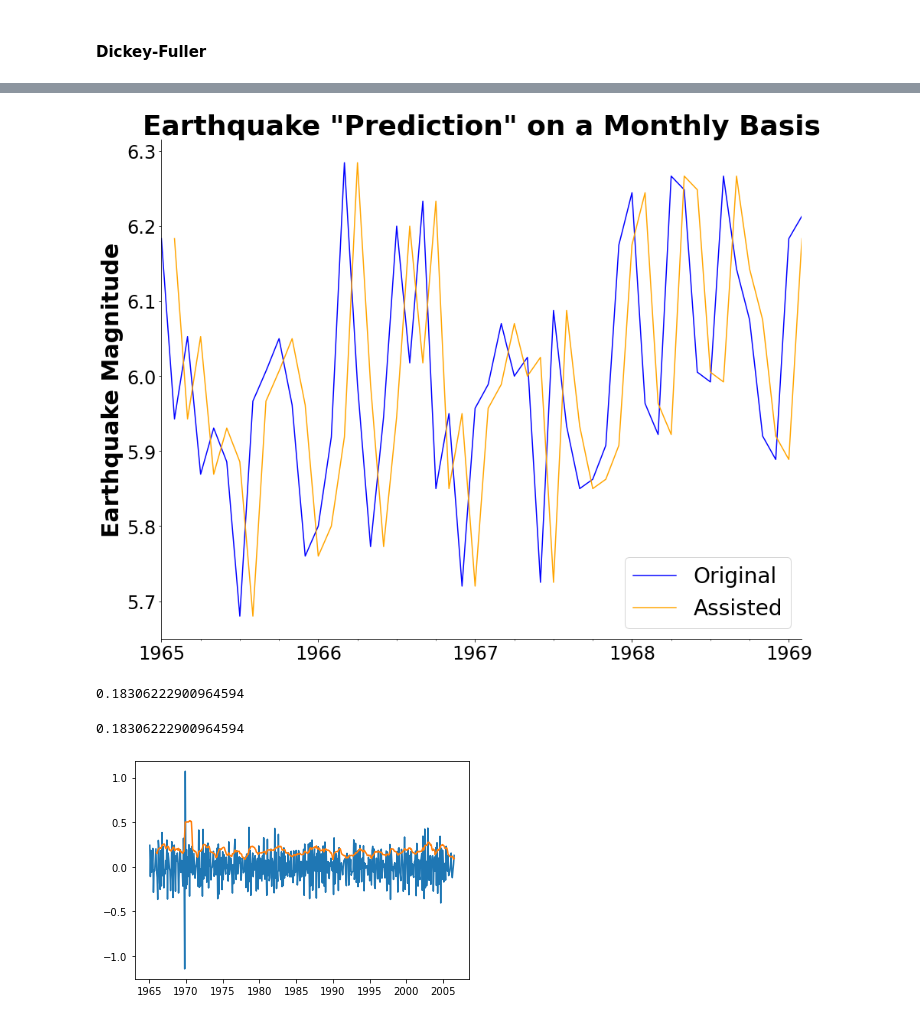
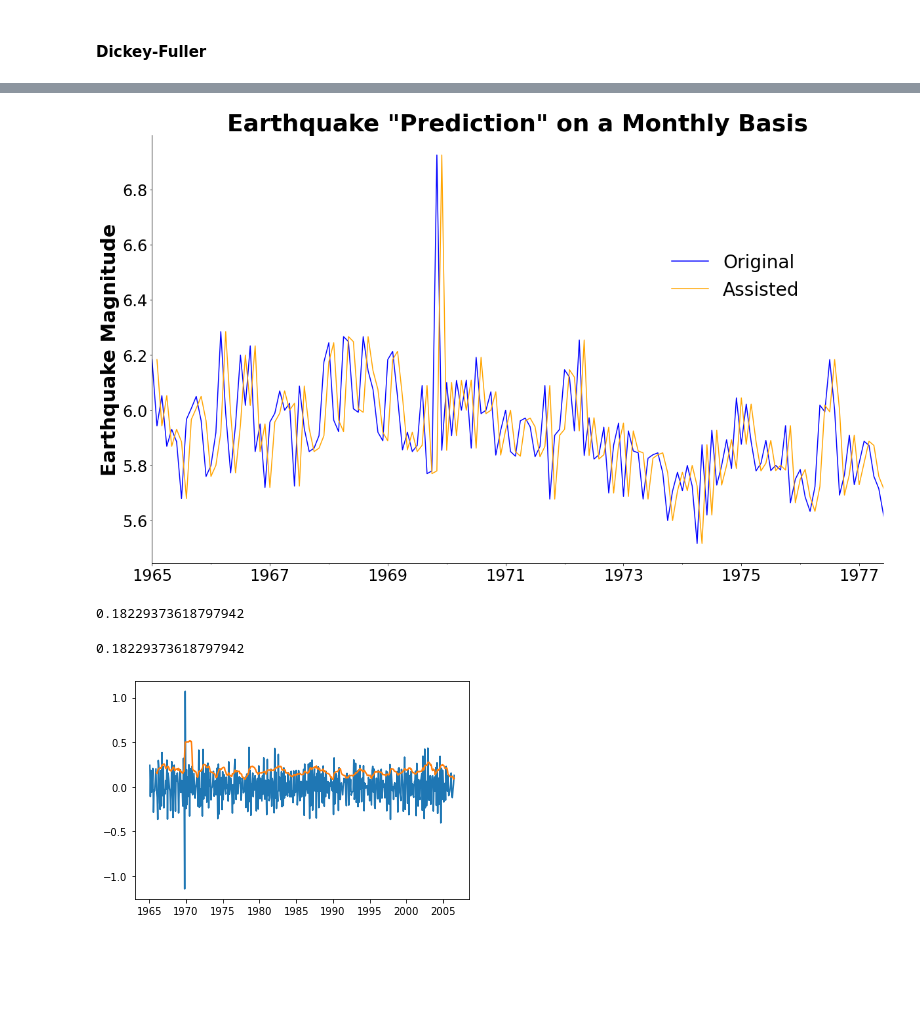
Before and after one commit to theobigdog/On-Shaky-Ground---Earthquakes-in-Asia, a Jupyter notebook: Flatiron Capstone - Earthquake Prediction.ipynb, the cells around one changed output, grey strips where cells are left out. Cells and saved outputs as stored; diff of their text form; code cells hidden in the pictures; blank space fills up the shorter version.

Commit message:
Lots of new images for the presentation.  Many changes to the notebook for model attempts, and now there is a second accessory notebook for the japan-only calculations

```diff
--- a/Flatiron Capstone - Earthquake Prediction.ipynb
+++ b/Flatiron Capstone - Earthquake Prediction.ipynb
@@ -147,8 +147,8 @@ df_countries = pd.read_csv('data/official_countries.csv')
 ### Now we can identify each earthquake that occurred in asia, by using the following function to check for inclusion in a [list of asian countries](https://www.countries-ofthe-world.com/countries-of-asia.html):
 # %%
 def is_asian(country):
-    asia = ['Afghanistan','Armernia','Azerbaijan','Bahrain','Bangladesh','Bhutan','Brunei',
-           'Cambodia','China','Cyprus','Georgia','India','Indonesia','Iran','Irag','Israel',
+    asia = ['Afghanistan','Armenia','Azerbaijan','Bahrain','Bangladesh','Bhutan','Brunei',
+           'Cambodia','China','Cyprus','Georgia','India','Indonesia','Iran','Iraq','Israel',
            'Japan','Jordan','Kazakhstan','Kuwait','Kyrgyzstan','Laos','Lebanon','Malaysia',
            'Maldives','Mongolia','Myanmar','Nepal','North Korea','Oman','Pakistan','Palestine',
            'Philippines','Qatar','Russia','Saudi Arabia','Singapore','South Korea','Sri Lanka',
@@ -212,14 +214,11 @@ Somehow, the Date_Time column was re-converted to "object" so I'll fix that now:
 # %%
 df_asian['Date_Time'] = pd.to_datetime(df_asian['Date_Time']).reset_index(drop=True)
 # %%
-# Going to look at all points together, instead of binning the magnitude ranges, per Max
-
+# Creating the actual time-series of Asian earthquakes:
 asian_ts = pd.Series(df_asian.set_index(df_asian['Date_Time'])['Magnitude'])
 
-# And now we'll resample to Monthly sum and see how it looks
+# Let's resample to Monthly sum and see how it looks
+monthly_sum_asian = asian_ts.resample('MS').sum()
 
-monthly_sum_asian = asian_ts.resample('M').sum()
-
-# We'll make a Monthly mean now too for funsies
-
-monthly_mean_asian = asian_ts.resample('M').mean()
+# We'll also make a Monthly mean, which is the series that will be analyzed/processed
+monthly_mean_asian = asian_ts.resample('MS').mean()
@@ -245,3 +252,11 @@ def run_df(ts):
     for key, value in df_rslt[4].items():
         df_output['Critical Value (%s)'%key] = value
     print(df_output)
+    print()
+    if df_output['p-value'] < 0.05 and df_output['Test Statistic'] < -3.43: # -3.43 was the best I could find, on Wikipedia
+        print('With ', len(ts), ' data points, a p-value of ', round(df_output['p-value'],7),'(<0.05) and a DFt of ',
+              round(df_output['Test Statistic'],3),', the Null Hypothesis can be rejected and there appears to be stationarity.')
+    elif df_output['p-value'] >= 0.05:
+        print('p-value greater than 0.05:  ', df_output['p-value'])
+    else:
+        print('Failed to reject the Null Hypothesis and there appears to be a lack of stationarity.')
@@ -248,5 +265,5 @@ def run_df(ts):
 # %%
-run_df(asian_ts)
+run_df(monthly_mean_asian)
 # %% [output]
 Dickey_Fuller test results:
 
@@ -382,30 +296,30 @@ ax.set_title('Train/Test Split');
 # %%
 random_walk = train.shift(1)
 # %%
-fig, ax = plt.subplots(figsize=(15,12))
+fig, ax = plt.subplots(figsize=(20,12))
 
-train[0:50].plot(ax=ax, c='blue', label='Original')
-random_walk[0:50].plot(ax=ax, c='orange', label='Assisted')
+train[0:150].plot(ax=ax, c='blue', label='Original')
+random_walk[0:150].plot(ax=ax, c='orange', label='Assisted')
 ax.set_title('Earthquake "Prediction" on a Monthly Basis', fontsize=36, fontweight='bold')
 sns.despine(right=True,top=True)
 plt.ylabel('Earthquake Magnitude', fontsize=30, fontweight='bold')
 plt.yticks(fontsize=24)
 plt.xlabel('')
 plt.xticks(fontsize=24)
-ax.legend(fontsize=28,loc='lower right');
+ax.legend(fontsize=28,loc=(0.7,0.6), frameon=False);
 # plt.savefig('images/random_walk.png', dpi=300)
 # %% [output]
-[figure, old version]
+[figure, new version]
 # %%
 np.sqrt(mean_squared_error(train.dropna()[1:], random_walk.dropna()))
 # %% [output]
-0.18306222900964594
+0.18229373618797942
 # %%
 residuals = random_walk[1:] - train[1:]
 mse = (residuals**2).sum()/len(residuals-1)
 np.sqrt(mse)
 # %% [output]
-0.18306222900964594
+0.18229373618797942
 # %%
 fig, ax = plt.subplots()
 
```
Also changed, not shown: parts of 142 cells of this notebook, 12 other files.
